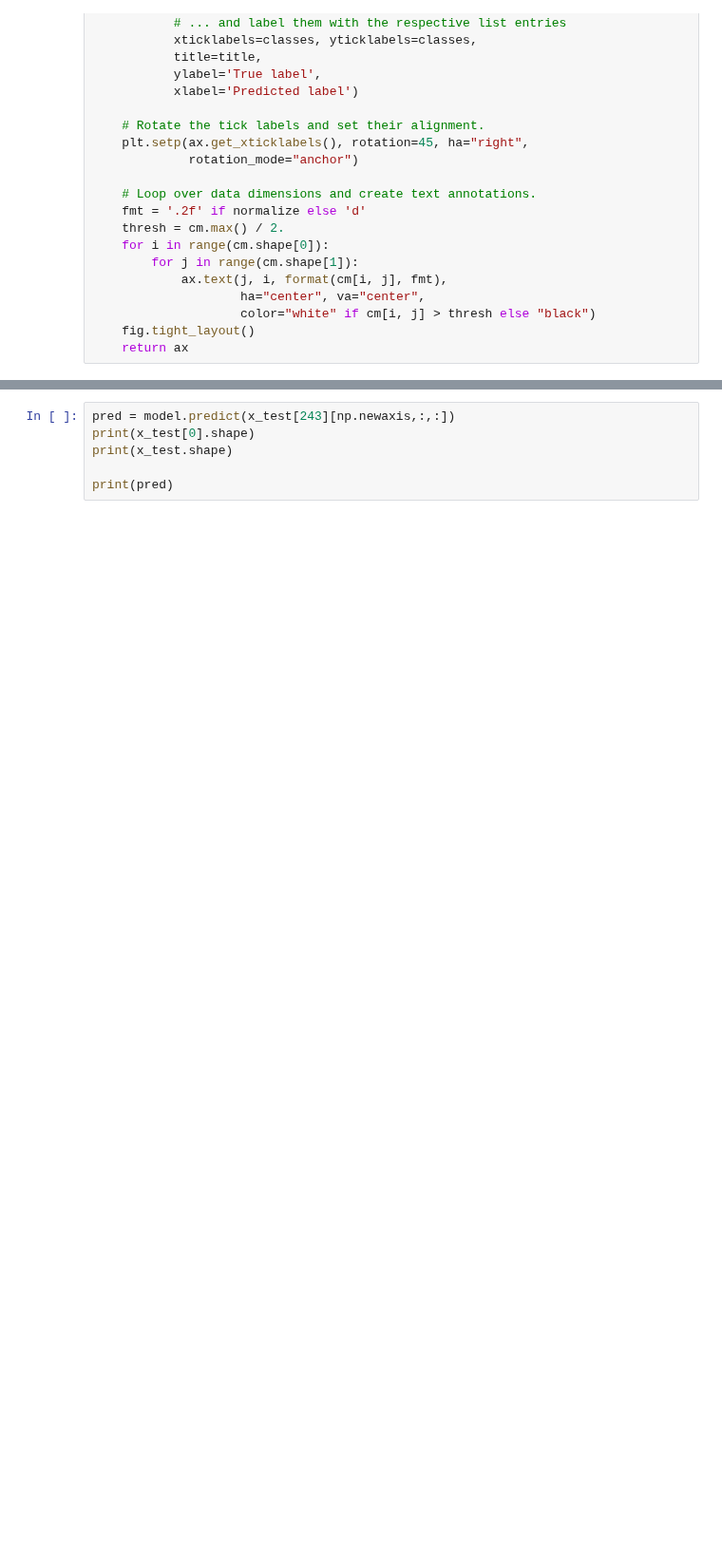
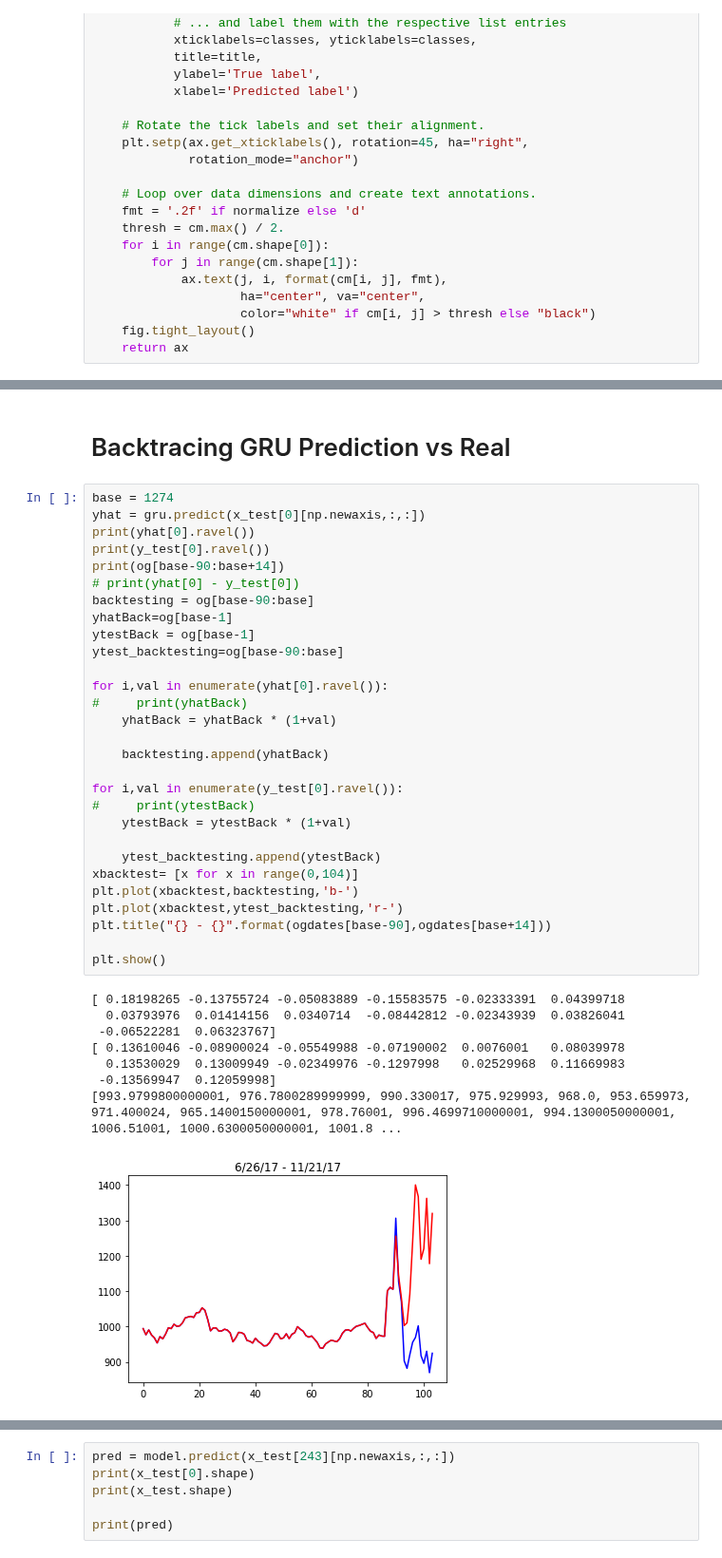
Before and after one commit to l1onh3art88/ml-lab2, a Jupyter notebook: lab7/Lab-7.ipynb, the cells around one changed output, grey strips where cells are left out. Shown at 95% size. Saved outputs shown, nothing was run; the diff lists cells and outputs as text; blank space fills up the shorter version.

```diff
--- a/lab7/Lab-7.ipynb
+++ b/lab7/Lab-7.ipynb
@@ -299,0 +435,40 @@ print(yhat)
+# %% [markdown]
+# Backtracing GRU Prediction vs Real
+# %%
+base = 1274
+yhat = gru.predict(x_test[0][np.newaxis,:,:])
+print(yhat[0].ravel())
+print(y_test[0].ravel())
+print(og[base-90:base+14])
+# print(yhat[0] - y_test[0])
+backtesting = og[base-90:base]
+yhatBack=og[base-1]
+ytestBack = og[base-1]
+ytest_backtesting=og[base-90:base]
+
+for i,val in enumerate(yhat[0].ravel()):
+#     print(yhatBack)
+    yhatBack = yhatBack * (1+val)
+
+    backtesting.append(yhatBack)
+
+for i,val in enumerate(y_test[0].ravel()):
+#     print(ytestBack)
+    ytestBack = ytestBack * (1+val)
+
+    ytest_backtesting.append(ytestBack)
+xbacktest= [x for x in range(0,104)]
+plt.plot(xbacktest,backtesting,'b-')
+plt.plot(xbacktest,ytest_backtesting,'r-')
+plt.title("{} - {}".format(ogdates[base-90],ogdates[base+14]))
+
+plt.show()
+# %% [output]
+[ 0.18198265 -0.13755724 -0.05083889 -0.15583575 -0.02333391  0.04399718
+  0.03793976  0.01414156  0.0340714  -0.08442812 -0.02343939  0.03826041
+ -0.06522281  0.06323767]
+[ 0.13610046 -0.08900024 -0.05549988 -0.07190002  0.0076001   0.08039978
+  0.13530029  0.13009949 -0.02349976 -0.1297998   0.02529968  0.11669983
+ -0.13569947  0.12059998]
+[993.9799800000001, 976.7800289999999, 990.330017, 975.929993, 968.0, 953.659973, 971.400024, 965.1400150000001, 978.76001, 996.4699710000001, 994.1300050000001, 1006.51001, 1000.6300050000001, 1001.8 ...
+[figure, added]
```
Also changed, not shown: parts of 18 cells of this notebook.
